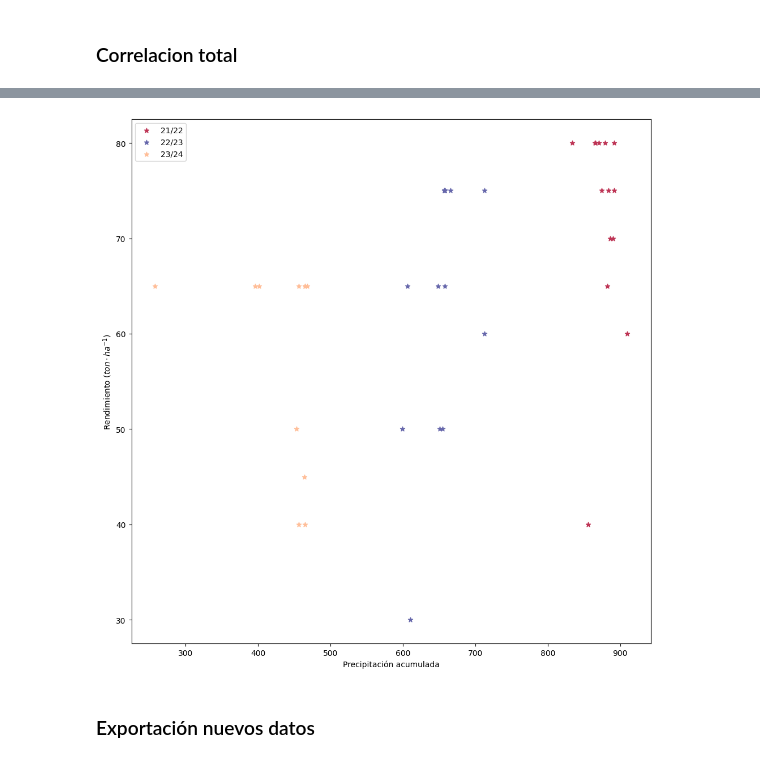
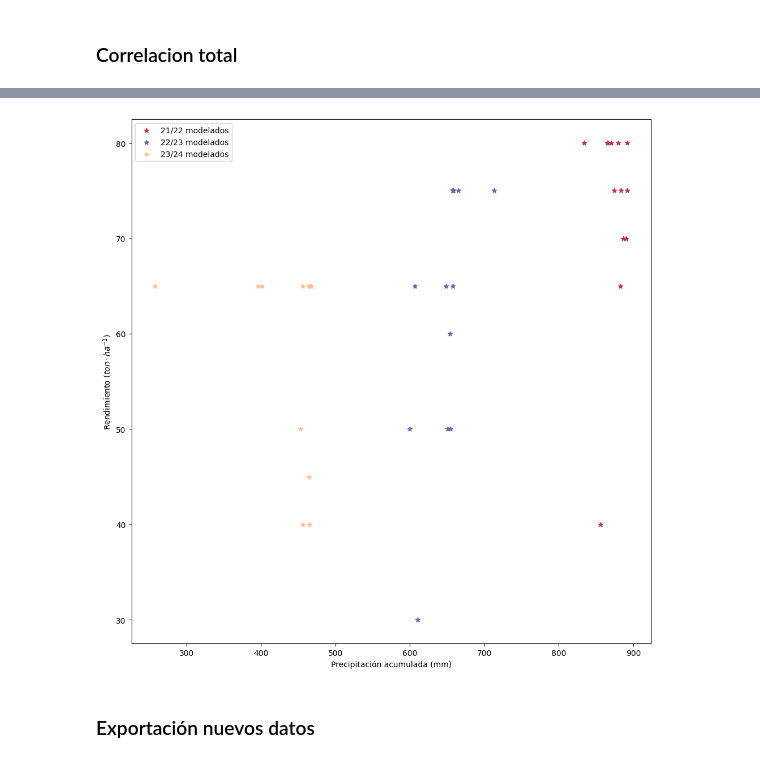
Before and after one commit to VivaldoGP/Tesis, a Jupyter notebook: data_analysis/notebooks/01_corr_data.ipynb, the cells around one changed output, grey strips where cells are left out. Saved outputs shown, nothing was run; the diff lists cells and outputs as text; code cells hidden in the pictures.

```diff
--- a/data_analysis/notebooks/01_corr_data.ipynb
+++ b/data_analysis/notebooks/01_corr_data.ipynb
@@ -349,15 +424,17 @@ zafra2022_m.to_csv(r'../../results/yield_data/data/zafra22_modelado.csv', index=
 # %% [markdown]
 ### lectura de los csv
 # %%
-z21_r = pd.read_csv(r'../../results/yield_data/data/zafra21_real.csv')
-z22_r = pd.read_csv(r'../../results/yield_data/data/zafra22_real.csv')
-z23_r = pd.read_csv(r'../../results/yield_data/data/zafra23_real.csv')
-z21_m = pd.read_csv(r'../../results/yield_data/data/zafra21_modelado.csv')
-z22_m = pd.read_csv(r'../../results/yield_data/data/zafra22_modelado.csv')
-z23_m = pd.read_csv(r'../../results/yield_data/data/zafra23_modelado.csv')
+z21_r = pd.read_csv(r'../../results/yield_data/data/zafra21_r.csv')
+z22_r = pd.read_csv(r'../../results/yield_data/data/zafra22_r.csv')
+z23_r = pd.read_csv(r'../../results/yield_data/data/zafra23_r.csv')
+z21_m = pd.read_csv(r'../../results/yield_data/data/zafra21_m.csv')
+z22_m = pd.read_csv(r'../../results/yield_data/data/zafra22_m.csv')
+z23_m = pd.read_csv(r'../../results/yield_data/data/zafra23_m.csv')
 # %% [markdown]
 ### eliminación de inconsistencias
 # %%
+z21_m.drop(z21_m[z21_m['parcela'] == 3].index, inplace=True)
+z21_r.drop(z21_r[z21_r['parcela'] == 3].index, inplace=True)
 z21_m.drop(z21_m[z21_m['parcela'] == 4].index, inplace=True)
 z21_r.drop(z21_r[z21_r['parcela'] == 4].index, inplace=True)
 z23_m.drop(z23_m[z23_m['parcela'] == 1].index, inplace=True)
@@ -412,20 +495,20 @@ zafras_m.corr().sort_values(by='rendimiento', ascending=False)
 # %%
 var_mod = 'lluvia_acum'
 plt.figure(figsize=(10, 10))
 #plt.scatter(z21_r[var_mod], z21_r['rendimiento'], color='#BE3455', label='21/22 reales')
 #plt.scatter(z22_r[var_mod], z22_r['rendimiento'], color='#6667AB', label='22/23 reales')
 #plt.scatter(z23_r[var_mod], z23_r['rendimiento'], color='#FFBE98', label='23/24 reales')
-plt.scatter(z21_m[var_mod], z21_m['rendimiento'], color='#BE3455', label='21/22', marker='*')
-plt.scatter(z22_m[var_mod], z22_m['rendimiento'], color='#6667AB', label='22/23', marker='*')
-plt.scatter(z23_m[var_mod], z23_m['rendimiento'], color='#FFBE98', label='23/24', marker='*')
-plt.xlabel('Precipitación acumulada')
+plt.scatter(z21_m[var_mod], z21_m['rendimiento'], color='#BE3455', label='21/22 modelados', marker='*')
+plt.scatter(z22_m[var_mod], z22_m['rendimiento'], color='#6667AB', label='22/23 modelados', marker='*')
+plt.scatter(z23_m[var_mod], z23_m['rendimiento'], color='#FFBE98', label='23/24 modelados', marker='*')
+plt.xlabel('Precipitación acumulada (mm)')
 plt.ylabel('Rendimiento ($ton \cdot ha^{-1}$)')
 plt.tight_layout()
 plt.legend()
-#plt.savefig(rf'../../tesis_img/correlacion/precip_acum_allseasons.pdf', dpi=150, format='pdf')
+plt.savefig(rf'../../tesis_img/correlacion/precip_acum_allseasons.pdf', dpi=150, format='pdf')
 plt.show()
 # %% [output]
-[figure, old version]
+[figure, new version]
 # %% [markdown]
 ### Exportación nuevos datos
 # %%
```
Also changed, not shown: parts of 11 cells of this notebook, 14 other files.
